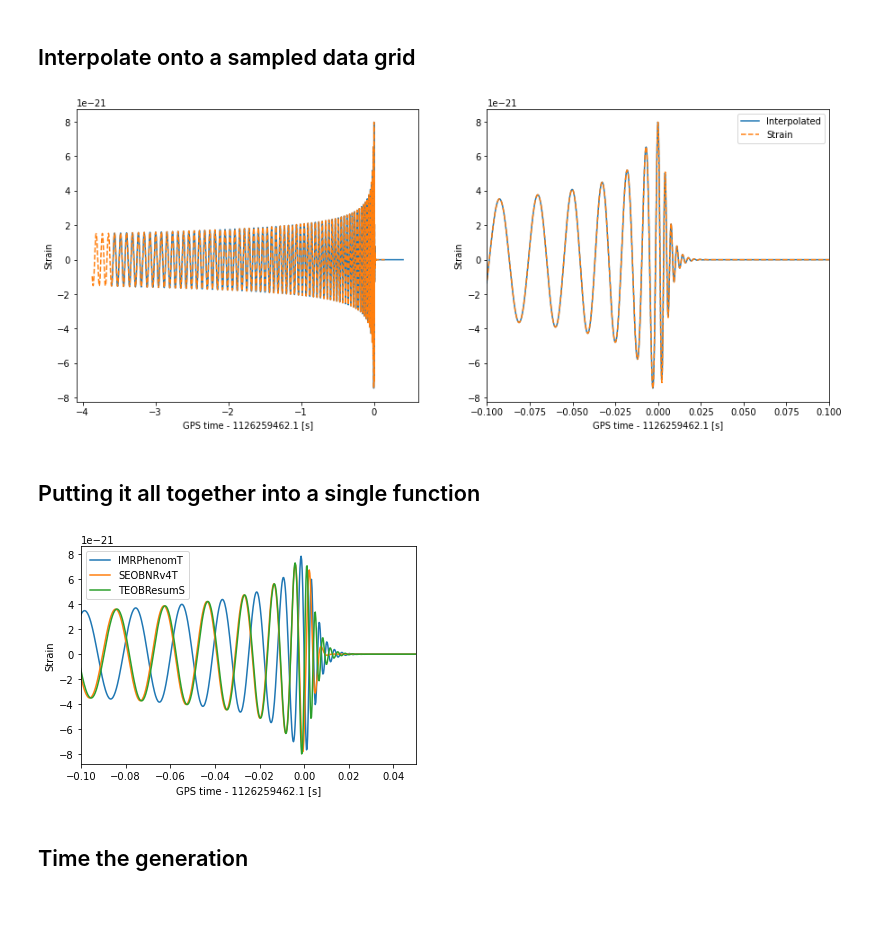
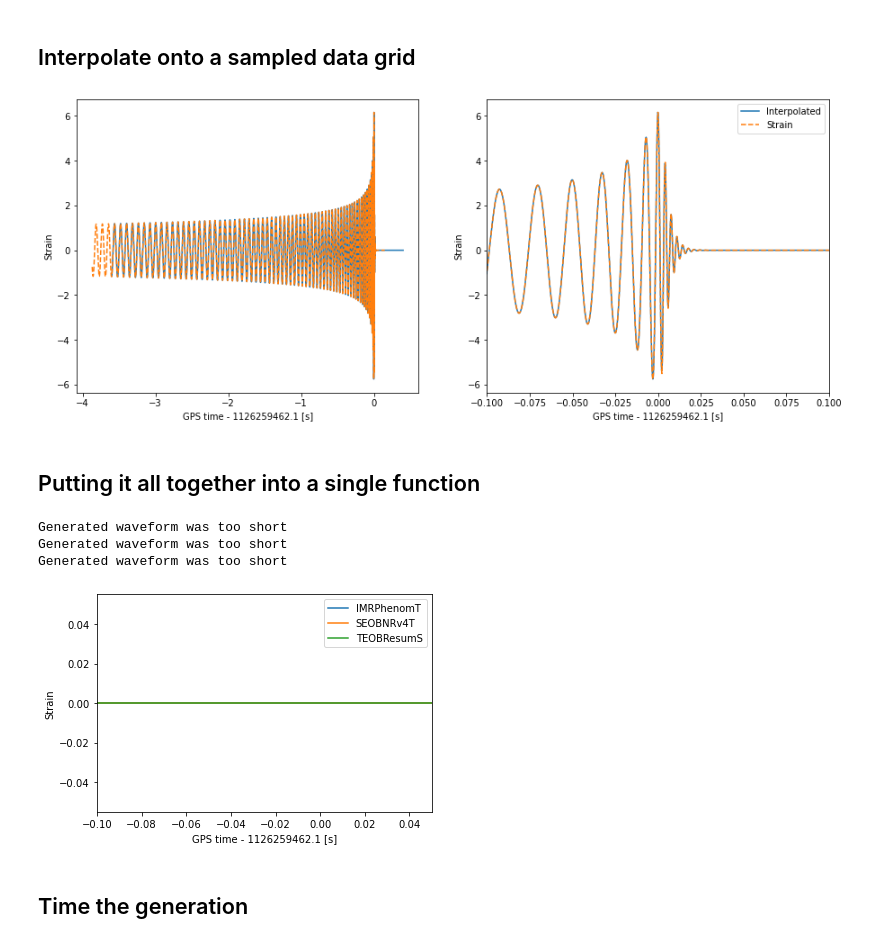
Before and after one commit to GregoryAshton/GregoryAshton.github.io, a Jupyter notebook: docs/notes/waveform_projection.ipynb, the cells around one changed output. Saved outputs shown, nothing was run; the diff lists cells and outputs as text; code cells hidden in the pictures; blank space fills up the shorter version.

```diff
--- a/docs/notes/waveform_projection.ipynb
+++ b/docs/notes/waveform_projection.ipynb
@@ -48,13 +30,14 @@ pre_trigger_duration = duration - post_trigger_duration
 Now, we'll use `lalsim.SimInspiralChooseTDWaveform` to generate the plus and cross polarization
 # %%
 # Define the parameters in SI units
-m1 = 30 * solar_mass
-m2 = 30 * solar_mass
-S1x, S1y, S1z = 0, 0, 0
-S2x, S2y, S2z = 0, 0, 0
-distance = 50e6 * parsec
-inclination = 0
-phiRef = 0
+mass_1 = 30 * solar_mass
+mass_2 = 30 * solar_mass
+spin_1x, spin_1y, spin_1z = 0, 0, 0
+spin_2x, spin_2y, spin_2z = 0, 0, 0
+luminosity_distance = 2000
+theta_jn = 0
+phase = 0
+
 longAscNodes = 0
 eccentricity = 0
 meanPerAno = 0
@@ -67,14 +50,14 @@ approximant = lalsim.GetApproximantFromString(waveform_approximant)
 # Estimate a minimum frequency required to ensure the waveform covers the data
 # Note the 0.95 is a fudge factor as SimInspiralChirpStartFrequencyBound includes
 # only the leading order Newtonian coefficient.
-f_min = 0.95 * lalsim.SimInspiralChirpStartFrequencyBound(pre_trigger_duration, m1, m2)
+f_min = 0.95 * lalsim.SimInspiralChirpStartFrequencyBound(pre_trigger_duration, mass_1, mass_2)
 if lalsim.SimInspiralGetSpinFreqFromApproximant(approximant) == lalsim.SIM_INSPIRAL_SPINS_FLOW:
     f_ref = f_min
 else:
     f_ref = 20
 
 h_plus_timeseries, h_cross_timeseries = lalsim.SimInspiralChooseTDWaveform(
-    m1, m2, S1x, S1y, S1z, S2x, S2y, S2z, distance, inclination, phiRef,
+    mass_1, mass_2, spin_1x, spin_1y, spin_1z, spin_2x, spin_2y, spin_2z, luminosity_distance, theta_jn, phase,
     longAscNodes, eccentricity, meanPerAno, deltaT, f_min, f_ref, LALParams,
     approximant
 )
@@ -140,7 +123,7 @@ ax2.set_xlim(-0.1, 0.1)
 ax2.legend()
 plt.show()
 # %% [output]
-[figure, old version]
+[figure, new version]
 # %% [markdown]
 ## Putting it all together into a single function
 # %%
@@ -210,21 +214,23 @@ def get_gw_waveform(time, parameters, waveform_approximant, reference_frequency,
     return h_interp
 # %%
 parameters = dict(
-    mass_1=36., mass_2=29., a_1=0.4, a_2=0.3, tilt_1=0.5, tilt_2=1.0,
-    phi_12=1.7, phi_jl=0.3, luminosity_distance=2000., theta_jn=0.4, psi=2.659,
+    mass_1=36., mass_2=29., chi_1=0.4, chi_2=0.3, luminosity_distance=2000., theta_jn=0.4, psi=2.659,
     phase=2.8, geocent_time=1126259642.413, ra=1.375, dec=-1.2108
 )
 
 for waveform in ["IMRPhenomT", "SEOBNRv4T", "TEOBResumS"]:
     w = get_gw_waveform(data_detector_time, parameters, waveform, "fmin", H1)
     plt.plot(data_detector_time - geocent_time, w, label=waveform)
 plt.xlim(-0.1, 0.05)
 plt.ylabel("Strain")
 plt.xlabel(f"GPS time - {geocent_time} [s]")
 plt.legend()
 plt.show()
 # %% [output]
+Generated waveform was too short
+Generated waveform was too short
+Generated waveform was too short
-[figure, old version]
+[figure, new version]
 # %% [markdown]
 ## Time the generation
 # %%
```
Also changed, not shown: parts of 14 cells of this notebook, 11 other files.
